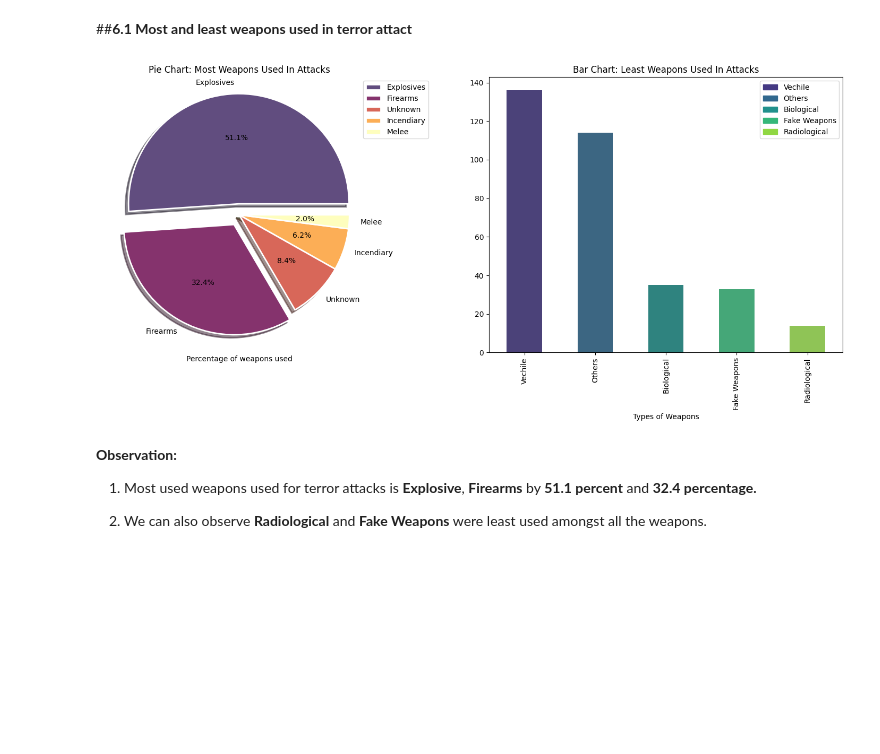
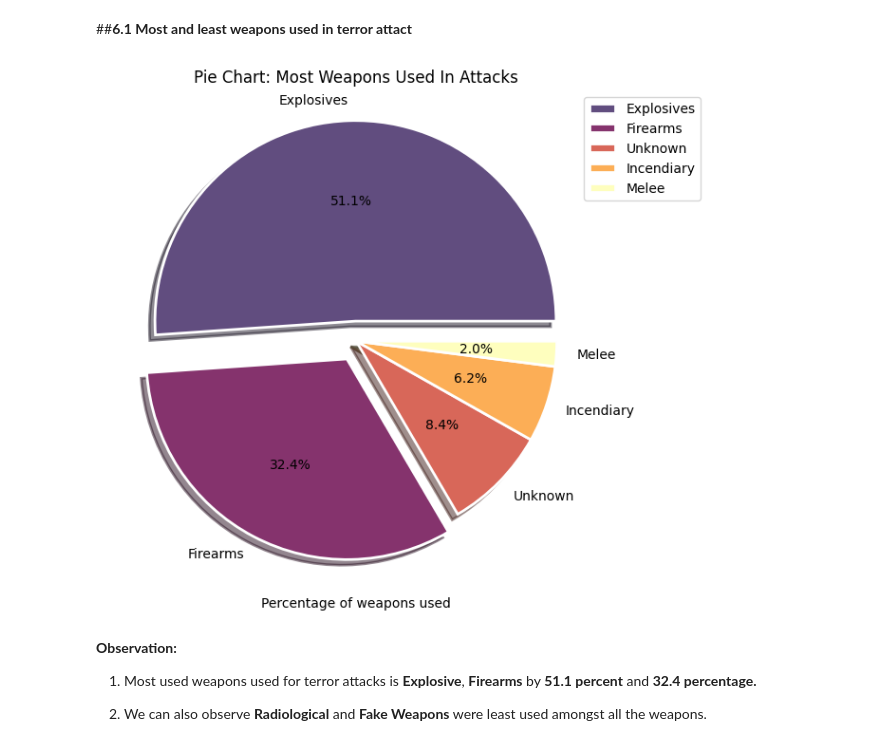
Before and after one commit to dacenish/EDA-Global-terrorism, a Jupyter notebook: Capstone_Project_Global_terrorism_EDA_by_Danish_Zia.ipynb, the cells around one changed output. Saved outputs shown, nothing was run; the diff lists cells and outputs as text; code cells hidden in the pictures; blank space fills up the shorter version.

```diff
--- a/Capstone_Project_Global_terrorism_EDA_by_Danish_Zia.ipynb
+++ b/Capstone_Project_Global_terrorism_EDA_by_Danish_Zia.ipynb
@@ -411,50 +414,31 @@ plt.show()
 # %% [markdown]
 ##**6.1 Most and least weapons used in terror attact**
 # %%
-import matplotlib.patches as mpatches
-
 # Prepare DataFrame
 wp_df = gt_df['Weapontype'].value_counts().sort_values(ascending=False)
 
 # Create the subplots
 plt.figure(figsize=(15, 7))
 
 # Pie Chart
 plt.subplot(1, 2, 1)
 colors = [(0.382256, 0.300007, 0.499417),
           (0.520837, 0.199549, 0.428426),
           (0.848737, 0.405403, 0.348773),
           (0.98752, 0.683399, 0.335631),
           (0.997079, 0.998023, 0.746482)]
 
 plt.pie(wp_df.head(), labels=wp_df.head().index, autopct='%1.1f%%', colors=colors,
         explode = (0.1, 0.1,0,0,0), shadow = True,
         wedgeprops={'linewidth': 2, 'edgecolor': 'white'})
 plt.title('Pie Chart: Most Weapons Used In Attacks')
 plt.xlabel('Percentage of weapons used')
 plt.legend(loc='upper right', bbox_to_anchor=(1.2, 1.0))
 
-# Bar Chart
-plt.subplot(1, 2, 2)
-x_label = ['Vechile', 'Others', 'Biological', 'Fake Weapons', 'Radiological']
-bar_colors = sns.color_palette("viridis", len(x_label))
-sns.barplot(y=wp_df.tail().values, x=x_label, orient='v', palette=bar_colors, width = 0.5)
-plt.title('Bar Chart: Least Weapons Used In Attacks')
-plt.xlabel('Types of Weapons')
-plt.xticks(rotation=90)
-
-# Create custom legend for bar plot
-legend_patches = [mpatches.Patch(color=color, label=label) for color, label in zip(bar_colors, x_label)]
-plt.legend(handles=legend_patches, loc='upper right')
-
-# Adjust plots
-plt.subplots_adjust(wspace=0.5)
-plt.tight_layout()
-
-# Display the plot
+# Display plot
 plt.show()
 # %% [output]
-[figure, old version]
+[figure, new version]
 # %% [markdown]
 **Observation:**
 
```
Also changed, not shown: parts of 7 cells of this notebook.
